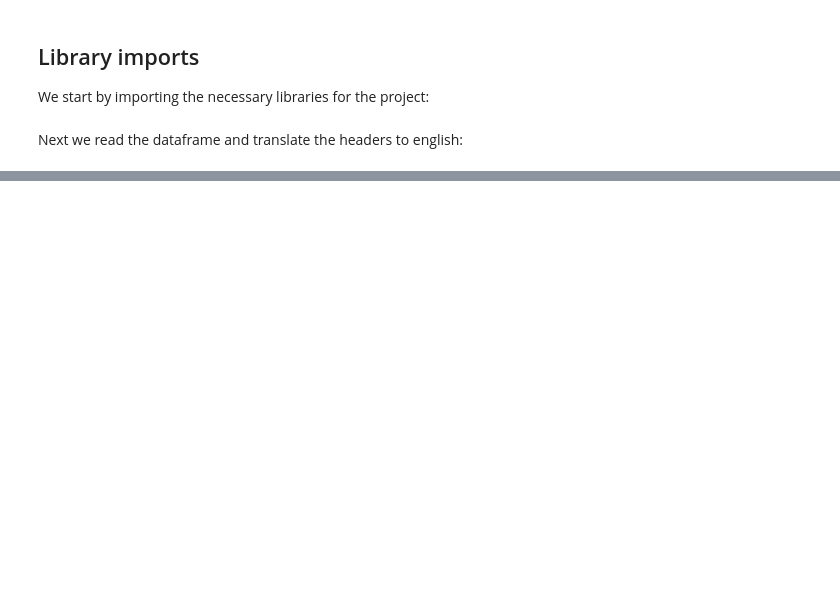
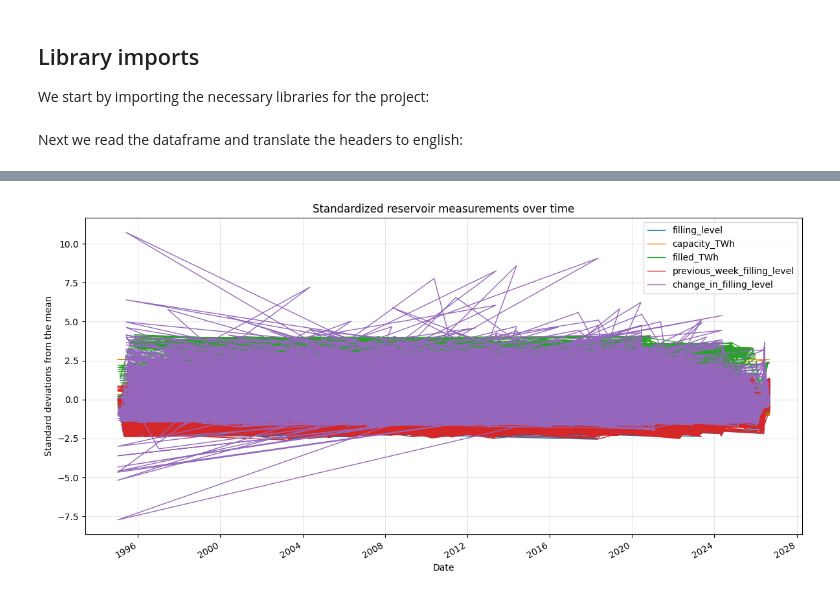
Before and after one commit to Mehdij1511/IND320-Mehdij1511, a Jupyter notebook: ProjectPart1/ProjectPart1.ipynb, the cells around one changed output, grey strips where cells are left out. Drawn from its saved outputs; the diff is of its cells as text; code cells hidden in the pictures; blank space fills up the shorter version.

```diff
--- a/ProjectPart1/ProjectPart1.ipynb
+++ b/ProjectPart1/ProjectPart1.ipynb
@@ -39,0 +115,20 @@ df.sample(0)
+# %%
+# Standardize the measurements so variables with different units can be compared.
+standardized_data = df[plot_columns].apply(
+    lambda column: (column - column.mean()) / column.std()
+)
+standardized_data["date"] = df["date"]
+
+ax = standardized_data.plot(
+    x="date",
+    figsize=(12, 6),
+    linewidth=1,
+    title="Standardized reservoir measurements over time",
+)
+ax.set_xlabel("Date")
+ax.set_ylabel("Standard deviations from the mean")
+ax.grid(True, alpha=0.3)
+plt.tight_layout()
+plt.show()
+# %% [output]
+[figure, added]
```
Also changed, not shown: parts of 9 cells of this notebook, 4 other files.
